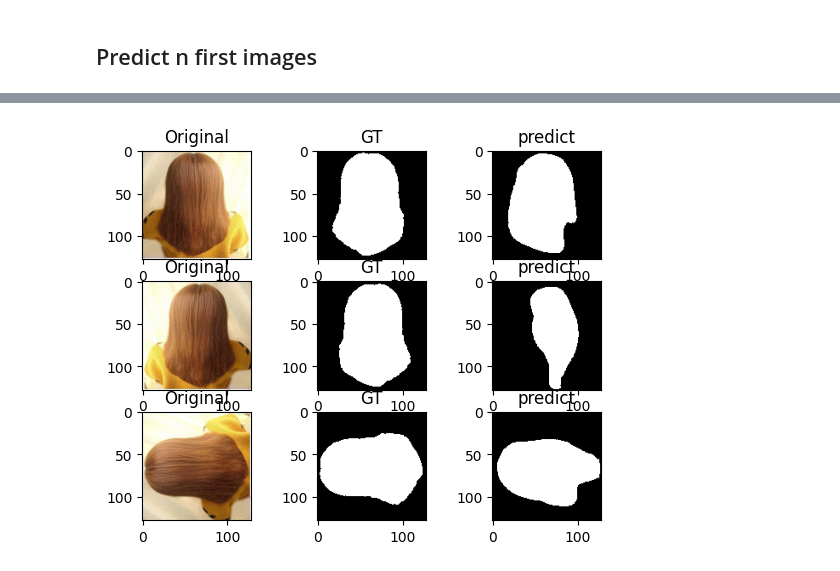
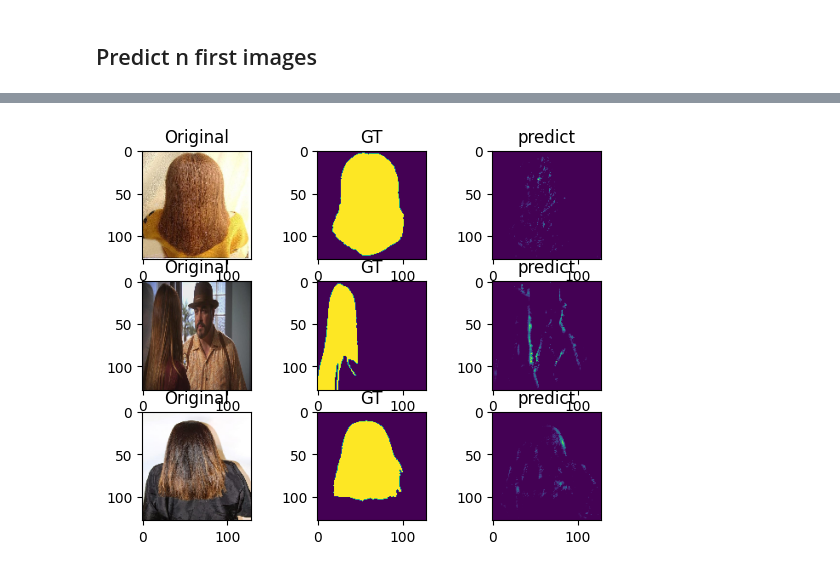
Before and after one commit to Kainasu/hair-seg-project, a Jupyter notebook: hair-segmentation-generator.ipynb, the cells around one changed output, grey strips where cells are left out. Drawn from its saved outputs; the diff is of its cells as text; code cells hidden in the pictures.

```diff
--- a/hair-segmentation-generator.ipynb
+++ b/hair-segmentation-generator.ipynb
@@ -41,6 +39,7 @@ mask_datagen = ImageDataGenerator(**data_gen_args)
 
 # Provide the same seed and keyword arguments to the fit and flow methods
 seed = 12345
+batch_size = 32
 #image_datagen.fit(X_train, augment=True, seed=seed)
 #mask_datagen.fit(y_train[:,:,:,np.newaxis], augment=True, seed=seed)
 image_train_generator = image_datagen.flow_from_directory(
@@ -48,14 +47,14 @@ image_train_generator = image_datagen.flow_from_directory(
     color_mode = "rgb",
     target_size=(128,128),
     class_mode=None,
-    batch_size=32,
+    batch_size=batch_size,
     seed=seed,
     subset='training')
 
 mask_train_generator = mask_datagen.flow_from_directory(
     os.path.join(train_dir, 'masks'),
     target_size=(128, 128),
-    batch_size=32,
+    batch_size=batch_size,
     color_mode = "grayscale",
     interpolation = "nearest",
     class_mode=None,
@@ -66,7 +65,7 @@ image_val_generator = image_datagen.flow_from_directory(
     os.path.join(train_dir, 'imgs'),
     color_mode = "rgb",
     target_size=(128, 128),
-    batch_size=32,
+    batch_size=batch_size,
     class_mode=None,
     seed=seed,
     subset='validation')
@@ -76,7 +75,7 @@ mask_val_generator = mask_datagen.flow_from_directory(
     color_mode = "grayscale",
     interpolation = "nearest",
     target_size=(128, 128),
-    batch_size=32,
+    batch_size=batch_size,
     class_mode=None,
     seed=seed,
     subset='validation')
@@ -97,14 +96,25 @@ for generator in train_generator:
     if i % 5 == 0:
         break
 
-# Gerator for test
+# Generator for test
 image_test_datagen = ImageDataGenerator()
 image_test_generator = image_test_datagen.flow_from_directory(
     os.path.join(test_dir, 'imgs'),
     color_mode = "rgb",
     target_size=(128,128),
     class_mode=None,
-    batch_size=32)
+    shuffle=False,
+    batch_size=batch_size)
+
+# Gerator for test
+mask_test_datagen = ImageDataGenerator()
+mask_test_generator = mask_test_datagen.flow_from_directory(
+    os.path.join(test_dir, 'masks'),
+    color_mode = "grayscale",
+    target_size=(128,128),
+    class_mode=None,
+    shuffle=False,
+    batch_size=batch_size)
 # %% [output]
 Found 672 images belonging to 1 classes.
 Found 672 images belonging to 1 classes.
@@ -192,9 +202,13 @@ while os.path.isdir(os.path.join(root_dir, 'training_{i}'.format(i=num_train))):
 save_dir = os.path.join(root_dir, 'training_{i}'.format(i=num_train))
 os.makedirs(save_dir)
 
+reduce_lr = ReduceLROnPlateau(monitor='val_loss', factor=0.2,
+                              patience=5, min_lr=1e-7)
+
 #train model
-epochs = 10
-history = model.fit(train_generator,validation_data=val_generator,epochs=epochs,batch_size=64, steps_per_epoch=len(image_train_generator))
+epochs = 100
+history = model.fit(train_generator,validation_data=val_generator,epochs=epochs,batch_size=batch_size, steps_per_epoch=len(image_train_generator), validation_steps=len(image_val_generator), callbacks=[reduce_lr])
+#history = model.fit(train_generator,epochs=epochs,batch_size=64, steps_per_epoch=len(image_train_generator))
 model.save(os.path.join(save_dir, 'model.h5'))
 np.save(os.path.join(save_dir, 'my_history.npy') ,history)
 # %% [output]
@@ -284,23 +364,22 @@ accuacy :  0.8348388671875
 #model = load_model('bce_50epochs_conv6a_model.h5')
 
 n = 3
+
+pred = model.predict(image_test_generator)
+#Get predicted masks
 treshold = 0.5
-
-pred = model.predict(X_test)
-#Get predicted masks
 pred_mask = ((pred > treshold) * 255.)
-pred_mask = np.repeat(pred_mask, 3, axis=3)
 
 fig, axes = plt.subplots(nrows=n, ncols=3)
 for i in range(n*3):
     plt.subplot(3,3,i+1)
     if i % 3 == 0:
-        plt.imshow(X_test[i//3])
+        plt.imshow(image_test_generator[0][i//3].astype(int))
         plt.title("Original")
     elif i % 3 == 1:
-        plt.imshow(np.repeat(y_test[i//3][:,:,np.newaxis],3, axis=2))
+        plt.imshow(mask_test_generator[0][i//3])
         plt.title("GT")
     else:
-        plt.imshow(pred_mask[i//3])
+        plt.imshow(pred[i//3])
         plt.title("predict")
 # %% [output]
@@ -311,4 +387,4 @@ WARNING:matplotlib.image:Clipping input data to the valid range for imshow with
-[figure, old version]
+[figure, new version]
 # %%
 #Evaluate model
 
```
Also changed, not shown: parts of 11 cells of this notebook.
